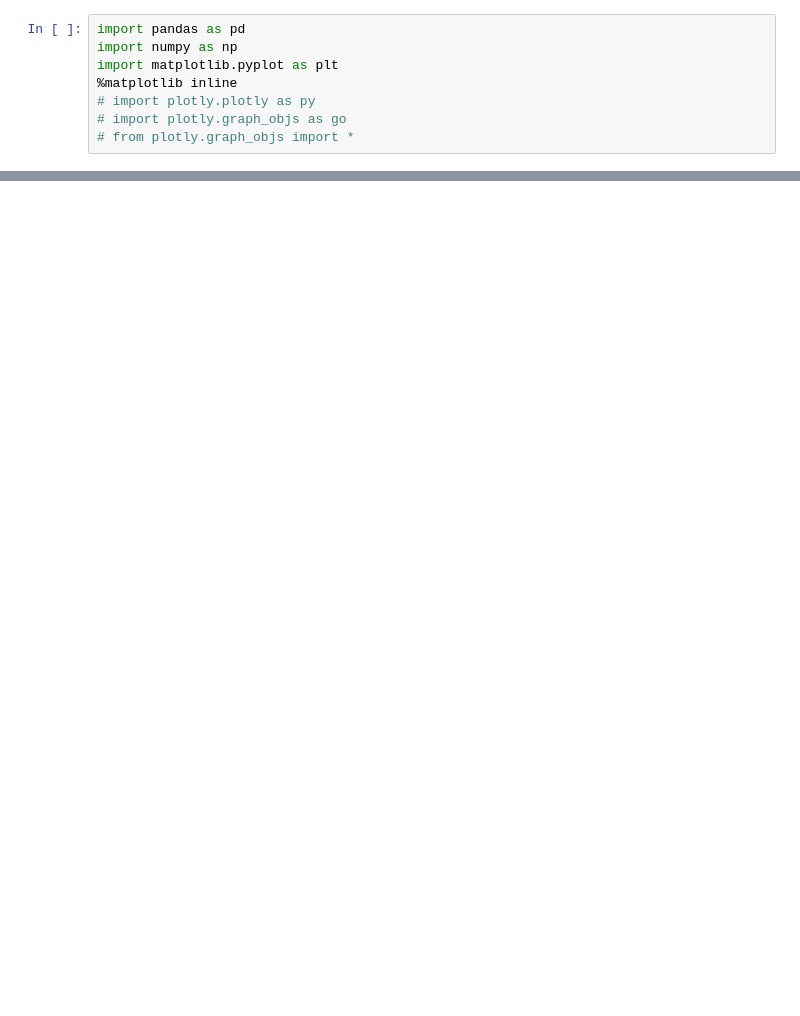
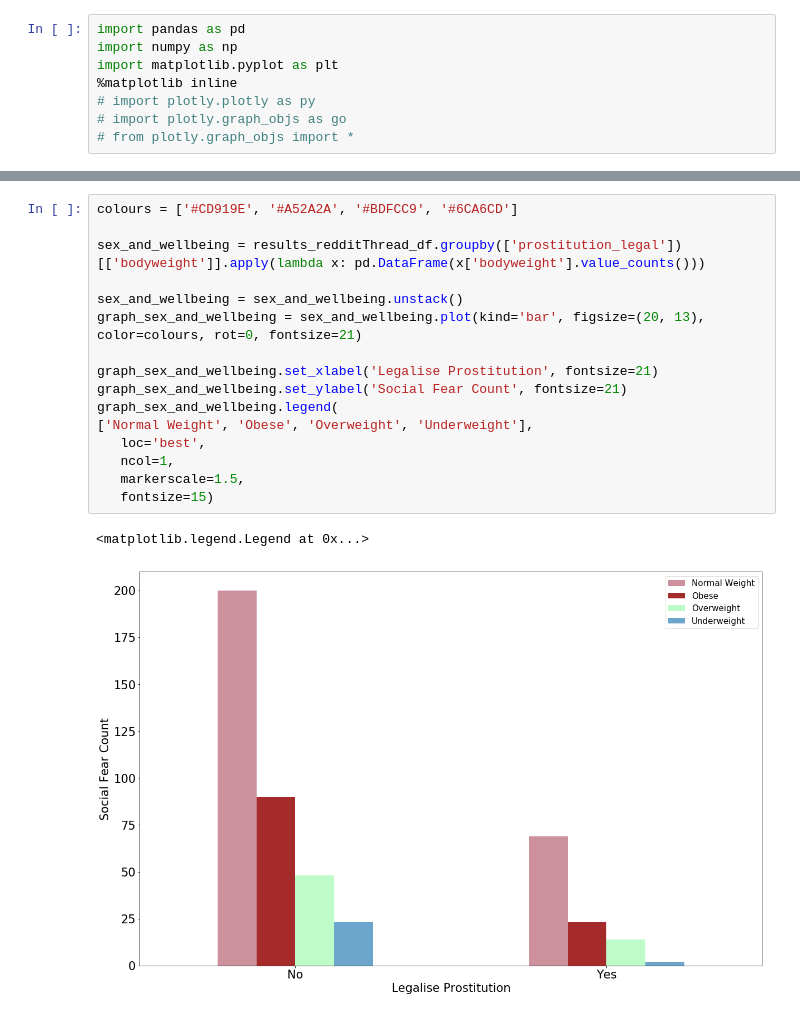
Before and after one commit to crushdig/Data-Science-In-Practice-Project, a Jupyter notebook: LB_project/notebooks/results/200_RQ2.ipynb, the cells around one changed output, grey strips where cells are left out. Cells and saved outputs as stored; diff of their text form; blank space fills up the shorter version.

```diff
--- a/LB_project/notebooks/results/200_RQ2.ipynb
+++ b/LB_project/notebooks/results/200_RQ2.ipynb
@@ -16,6 +16,25 @@ results_redditThread_df.head()
 | 2 | Male | Straight | 22 | White non-Hispanic | Overweight | Yes | No | No | 10 | ... |
 | 3 | Male | Straight | 19 | White non-Hispanic | Overweight | Yes | Yes | No | 8 | ... |
 | 4 | Male | Straight | 23 | White non-Hispanic | Overweight | No | No | Yes and I have | 10 | ... |
+# %%
+colours = ['#CD919E', '#A52A2A', '#BDFCC9', '#6CA6CD']
+
+sex_and_wellbeing = results_redditThread_df.groupby(['prostitution_legal'])[['bodyweight']].apply(lambda x: pd.DataFrame(x['bodyweight'].value_counts()))
+
+sex_and_wellbeing = sex_and_wellbeing.unstack()
+graph_sex_and_wellbeing = sex_and_wellbeing.plot(kind='bar', figsize=(20, 13), color=colours, rot=0, fontsize=21)
+
+graph_sex_and_wellbeing.set_xlabel('Legalise Prostitution', fontsize=21)
+graph_sex_and_wellbeing.set_ylabel('Social Fear Count', fontsize=21)
+graph_sex_and_wellbeing.legend(
+['Normal Weight', 'Obese', 'Overweight', 'Underweight'],
+   loc='best',
+   ncol=1,
+   markerscale=1.5,
+   fontsize=15)
+# %% [output]
+<matplotlib.legend.Legend at 0x...>
+[figure, added]
 # %%
 colours = ['#ffff00', '#9400d3']
 
```
Also changed, not shown: parts of 3 cells of this notebook.
